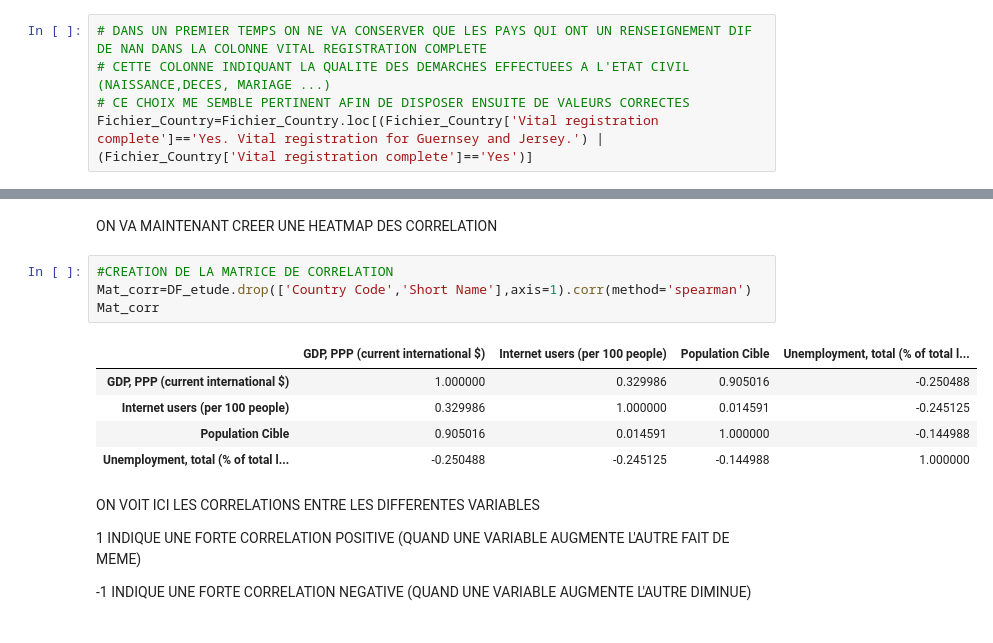
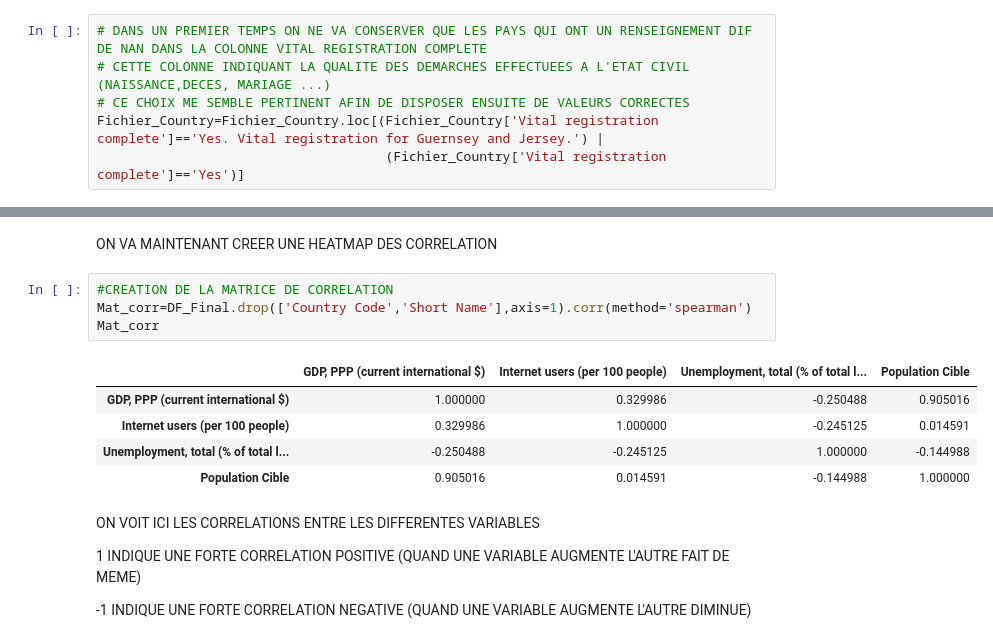
Before and after one commit to EP-portfolio/PROJET_2, a Jupyter notebook: JUPYTER.ipynb, the cells around one changed output, grey strips where cells are left out. Saved outputs shown, nothing was run; the diff lists cells and outputs as text.

```diff
--- a/JUPYTER.ipynb
+++ b/JUPYTER.ipynb
@@ -81,7 +70,8 @@ array(['Yes', nan, 'Yes. Vital registration for Guernsey and Jersey.'],
 # DANS UN PREMIER TEMPS ON NE VA CONSERVER QUE LES PAYS QUI ONT UN RENSEIGNEMENT DIF DE NAN DANS LA COLONNE VITAL REGISTRATION COMPLETE
 # CETTE COLONNE INDIQUANT LA QUALITE DES DEMARCHES EFFECTUEES A L'ETAT CIVIL (NAISSANCE,DECES, MARIAGE ...)
 # CE CHOIX ME SEMBLE PERTINENT AFIN DE DISPOSER ENSUITE DE VALEURS CORRECTES
-Fichier_Country=Fichier_Country.loc[(Fichier_Country['Vital registration complete']=='Yes. Vital registration for Guernsey and Jersey.') | (Fichier_Country['Vital registration complete']=='Yes')]
+Fichier_Country=Fichier_Country.loc[(Fichier_Country['Vital registration complete']=='Yes. Vital registration for Guernsey and Jersey.') |
+                                     (Fichier_Country['Vital registration complete']=='Yes')]
 # %%
 # ON VA DROP TOUTES LES COLONNES QUI ONT PLUS DE 30% DE NAN
 
@@ -928,14 +825,14 @@ for col in DF_etude.columns:
 ON VA MAINTENANT CREER UNE HEATMAP DES CORRELATION
 # %%
 #CREATION DE LA MATRICE DE CORRELATION
-Mat_corr=DF_etude.drop(['Country Code','Short Name'],axis=1).corr(method='spearman')
+Mat_corr=DF_Final.drop(['Country Code','Short Name'],axis=1).corr(method='spearman')
 Mat_corr
 # %% [output]
-|  | GDP, PPP (current international $) | Internet users (per 100 people) | Population Cible | Unemployment, total (% of total l... |
-| GDP, PPP (current international $) | 1.000000 | 0.329986 | 0.905016 | -0.250488 |
-| Internet users (per 100 people) | 0.329986 | 1.000000 | 0.014591 | -0.245125 |
-| Population Cible | 0.905016 | 0.014591 | 1.000000 | -0.144988 |
-| Unemployment, total (% of total l... | -0.250488 | -0.245125 | -0.144988 | 1.000000 |
+|  | GDP, PPP (current international $) | Internet users (per 100 people) | Unemployment, total (% of total l... | Population Cible |
+| GDP, PPP (current international $) | 1.000000 | 0.329986 | -0.250488 | 0.905016 |
+| Internet users (per 100 people) | 0.329986 | 1.000000 | -0.245125 | 0.014591 |
+| Unemployment, total (% of total l... | -0.250488 | -0.245125 | 1.000000 | -0.144988 |
+| Population Cible | 0.905016 | 0.014591 | -0.144988 | 1.000000 |
 # %% [markdown]
 ON VOIT ICI LES CORRELATIONS ENTRE LES DIFFERENTES VARIABLES
 
```
Also changed, not shown: parts of 29 cells of this notebook, 1 other file.
